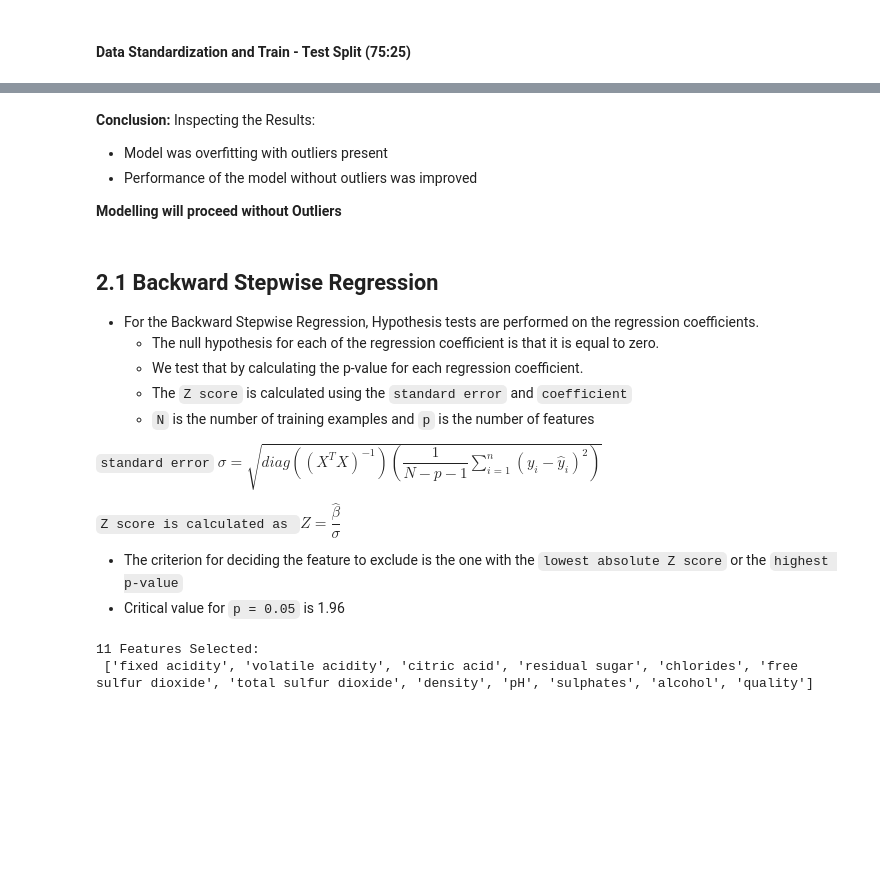
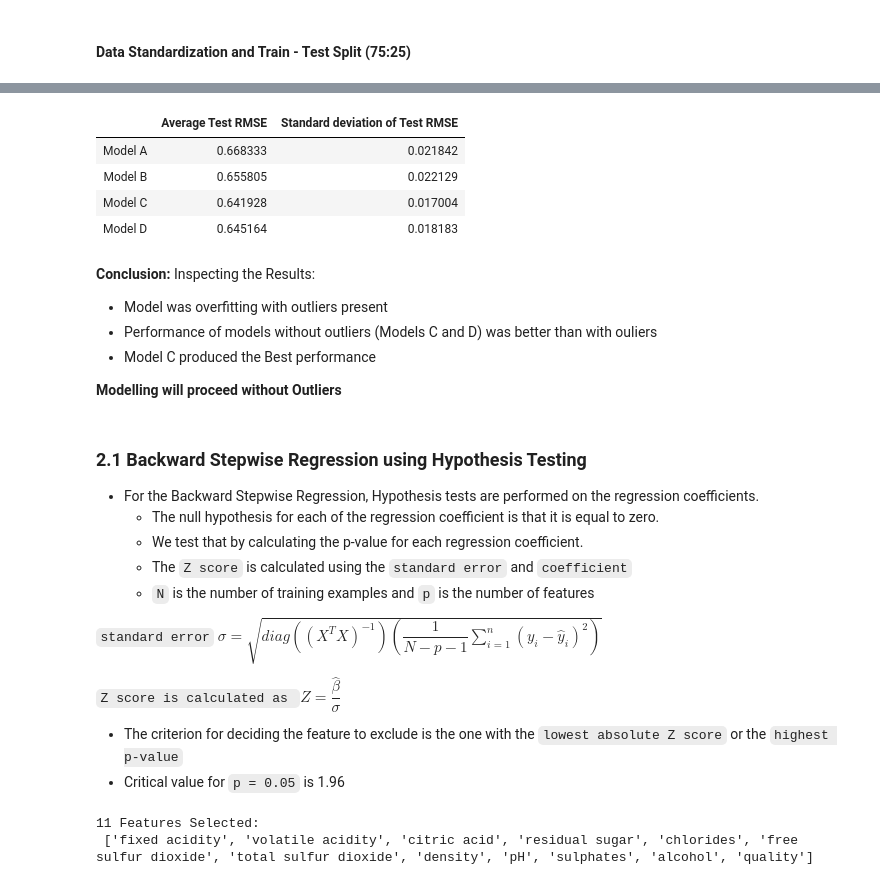
Before and after one commit to Temiloluwa/Machine_Learning_Projects, a Jupyter notebook: red_wine_quality.ipynb, the cells around one changed output, grey strips where cells are left out. Cells and saved outputs as stored; diff of their text form; code cells hidden in the pictures; blank space fills up the shorter version.

```diff
--- a/red_wine_quality.ipynb
+++ b/red_wine_quality.ipynb
@@ -203,12 +246,24 @@ Absolute Difference between Test RMSE with and without outliers:  0.013877902198
+# %%
+cols  = ['Average Test RMSE', 'Standard deviation of Test RMSE']
+train_results = pd.concat([pd.DataFrame(test_rmses).mean(),pd.DataFrame(test_rmses).std()],1)
+train_results.index,train_results.columns = ind,cols
+train_results
+# %% [output]
+|  | Average Test RMSE | Standard deviation of Test RMSE |
+| Model A | 0.668333 | 0.021842 |
+| Model B | 0.655805 | 0.022129 |
+| Model C | 0.641928 | 0.017004 |
+| Model D | 0.645164 | 0.018183 |
 # %% [markdown]
 **Conclusion:**
 Inspecting the Results:
 - Model was overfitting with outliers present
-- Performance of the model without outliers was improved
+- Performance of models without outliers (Models C and D) was better than with ouliers
+- Model C produced the Best performance
 
 **Modelling will proceed without Outliers**
 # %% [markdown]
-## 2.1 Backward Stepwise Regression
+### 2.1 Backward Stepwise Regression using Hypothesis Testing
 
 - For the Backward Stepwise Regression, Hypothesis tests are performed on the regression coefficients.
     - The null hypothesis for each of the regression coefficient is that it is  equal to zero.
```
Also changed, not shown: parts of 34 cells of this notebook, 1 other file.
